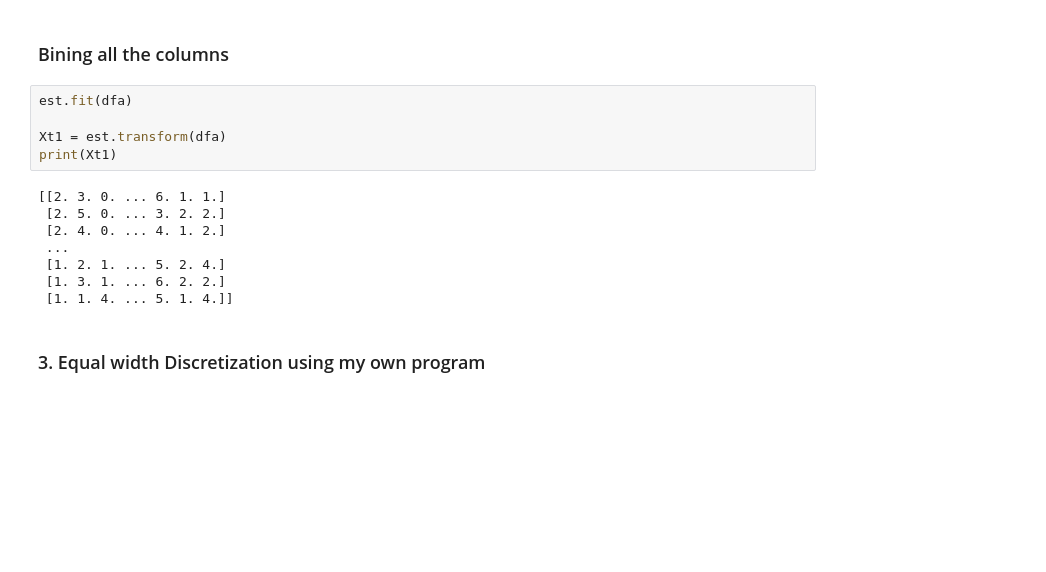
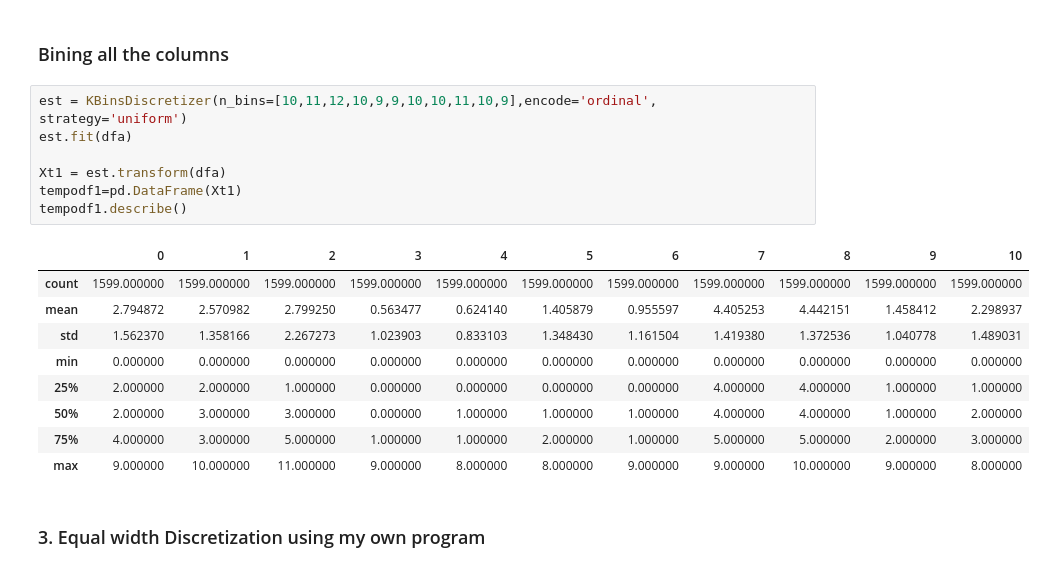
Before and after one commit to eacunafer/Data-Mining-Machine-Learning-subgraduado-, a Jupyter notebook: notebooks/Discretization.ipynb, the cells around one changed output. Drawn from its saved outputs; the diff is of its cells as text; blank space fills up the shorter version.

```diff
--- a/notebooks/Discretization.ipynb
+++ b/notebooks/Discretization.ipynb
@@ -110,19 +122,23 @@ tempodf.head()
 | 4 | 6.0 |
 # %% [markdown]
 ### Bining all the columns
-# %%
-est.fit(dfa)
-
-Xt1 = est.transform(dfa)
-print(Xt1)
-# %% [output]
-[[2. 3. 0. ... 6. 1. 1.]
- [2. 5. 0. ... 3. 2. 2.]
- [2. 4. 0. ... 4. 1. 2.]
- ...
- [1. 2. 1. ... 5. 2. 4.]
- [1. 3. 1. ... 6. 2. 2.]
- [1. 1. 4. ... 5. 1. 4.]]
+# %%
+est = KBinsDiscretizer(n_bins=[10,11,12,10,9,9,10,10,11,10,9],encode='ordinal', strategy='uniform')
+est.fit(dfa)
+
+Xt1 = est.transform(dfa)
+tempodf1=pd.DataFrame(Xt1)
+tempodf1.describe()
+# %% [output]
+|  | 0 | 1 | 2 | 3 | 4 | 5 | 6 | 7 | 8 | 9 | 10 |
+| count | 1599.000000 | 1599.000000 | 1599.000000 | 1599.000000 | 1599.000000 | 1599.000000 | 1599.000000 | 1599.000000 | 1599.000000 | 1599.000000 | 1599.000000 |
+| mean | 2.794872 | 2.570982 | 2.799250 | 0.563477 | 0.624140 | 1.405879 | 0.955597 | 4.405253 | 4.442151 | 1.458412 | 2.298937 |
+| std | 1.562370 | 1.358166 | 2.267273 | 1.023903 | 0.833103 | 1.348430 | 1.161504 | 1.419380 | 1.372536 | 1.040778 | 1.489031 |
+| min | 0.000000 | 0.000000 | 0.000000 | 0.000000 | 0.000000 | 0.000000 | 0.000000 | 0.000000 | 0.000000 | 0.000000 | 0.000000 |
+| 25% | 2.000000 | 2.000000 | 1.000000 | 0.000000 | 0.000000 | 0.000000 | 0.000000 | 4.000000 | 4.000000 | 1.000000 | 1.000000 |
+| 50% | 2.000000 | 3.000000 | 3.000000 | 0.000000 | 1.000000 | 1.000000 | 1.000000 | 4.000000 | 4.000000 | 1.000000 | 2.000000 |
+| 75% | 4.000000 | 3.000000 | 5.000000 | 1.000000 | 1.000000 | 2.000000 | 1.000000 | 5.000000 | 5.000000 | 2.000000 | 3.000000 |
+| max | 9.000000 | 10.000000 | 11.000000 | 9.000000 | 8.000000 | 8.000000 | 9.000000 | 9.000000 | 10.000000 | 9.000000 | 8.000000 |
 # %% [markdown]
 ### 3. Equal  width Discretization using my own program
 # %%
```
Also changed, not shown: parts of 5 cells of this notebook, 1 other file.
